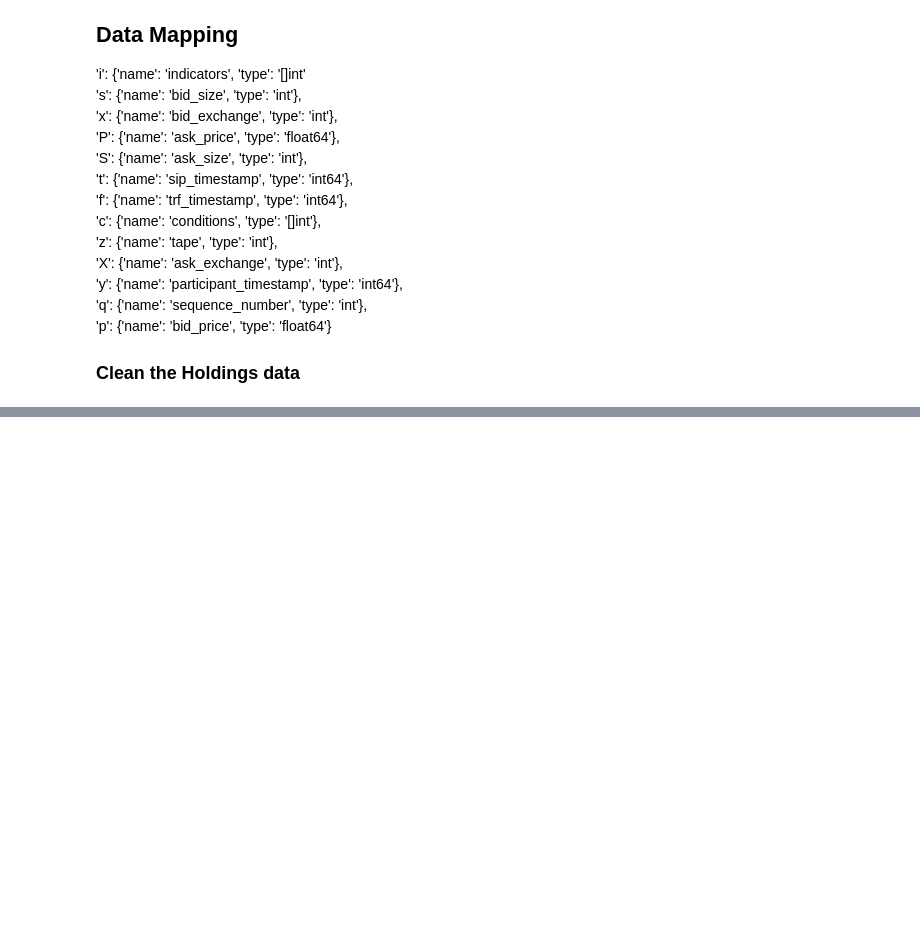
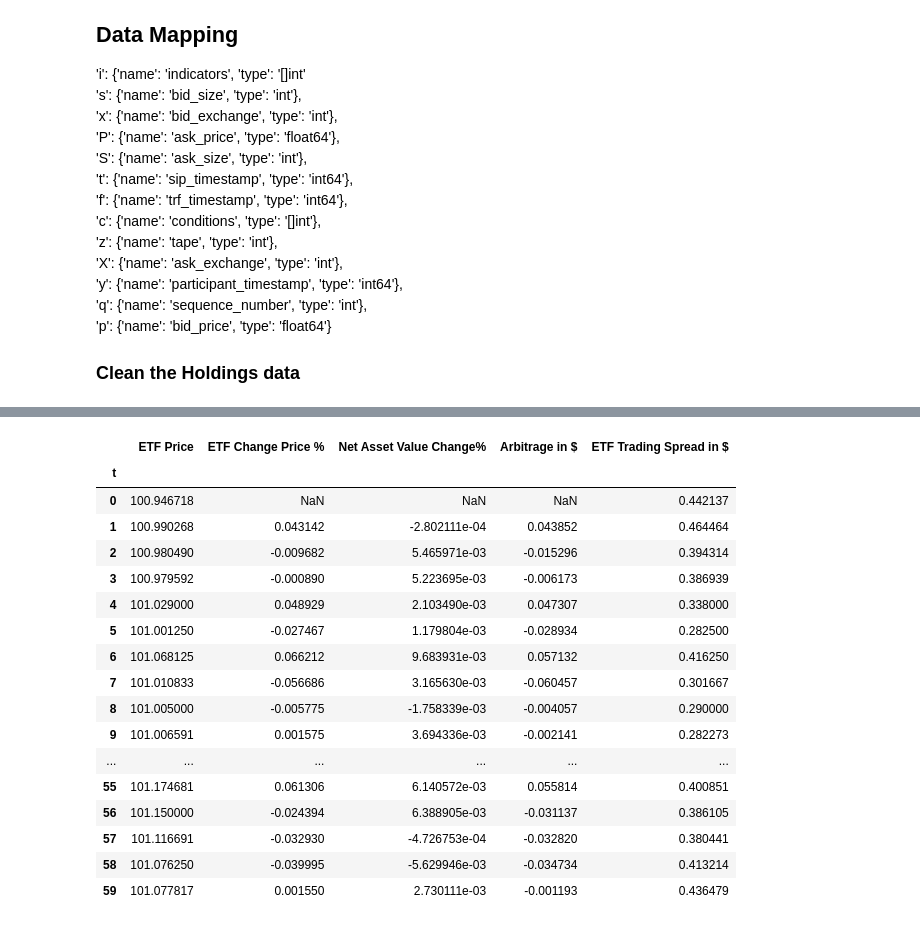
Before and after one commit to sarthak0906/ETF, a Jupyter notebook: JupyterNotebooks/TickByTickMispricingAnalysis.ipynb, the cells around one changed output, grey strips where cells are left out. Cells and saved outputs as stored; diff of their text form; code cells hidden in the pictures; blank space fills up the shorter version.

```diff
--- a/JupyterNotebooks/TickByTickMispricingAnalysis.ipynb
+++ b/JupyterNotebooks/TickByTickMispricingAnalysis.ipynb
@@ -293,0 +350,21 @@ ds
+# %%
+getMeHourdata(10)
+# %% [output]
+|  | ETF Price | ETF Change Price % | Net Asset Value Change% | Arbitrage in $ | ETF Trading Spread in $ |
+| t |  |  |  |  |  |
+| 0 | 100.946718 | NaN | NaN | NaN | 0.442137 |
+| 1 | 100.990268 | 0.043142 | -2.802111e-04 | 0.043852 | 0.464464 |
+| 2 | 100.980490 | -0.009682 | 5.465971e-03 | -0.015296 | 0.394314 |
+| 3 | 100.979592 | -0.000890 | 5.223695e-03 | -0.006173 | 0.386939 |
+| 4 | 101.029000 | 0.048929 | 2.103490e-03 | 0.047307 | 0.338000 |
+| 5 | 101.001250 | -0.027467 | 1.179804e-03 | -0.028934 | 0.282500 |
+| 6 | 101.068125 | 0.066212 | 9.683931e-03 | 0.057132 | 0.416250 |
+| 7 | 101.010833 | -0.056686 | 3.165630e-03 | -0.060457 | 0.301667 |
+| 8 | 101.005000 | -0.005775 | -1.758339e-03 | -0.004057 | 0.290000 |
+| 9 | 101.006591 | 0.001575 | 3.694336e-03 | -0.002141 | 0.282273 |
+| ... | ... | ... | ... | ... | ... |
+| 55 | 101.174681 | 0.061306 | 6.140572e-03 | 0.055814 | 0.400851 |
+| 56 | 101.150000 | -0.024394 | 6.388905e-03 | -0.031137 | 0.386105 |
+| 57 | 101.116691 | -0.032930 | -4.726753e-04 | -0.032820 | 0.380441 |
+| 58 | 101.076250 | -0.039995 | -5.629946e-03 | -0.034734 | 0.413214 |
+| 59 | 101.077817 | 0.001550 | 2.730111e-03 | -0.001193 | 0.436479 |
```
Also changed, not shown: parts of 29 cells of this notebook, 4 other files.
